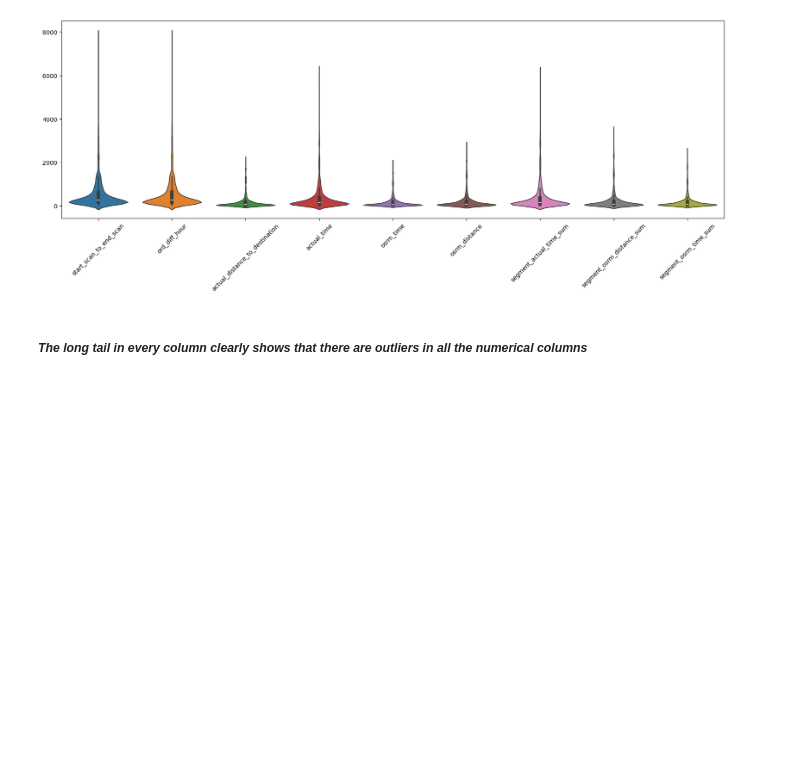
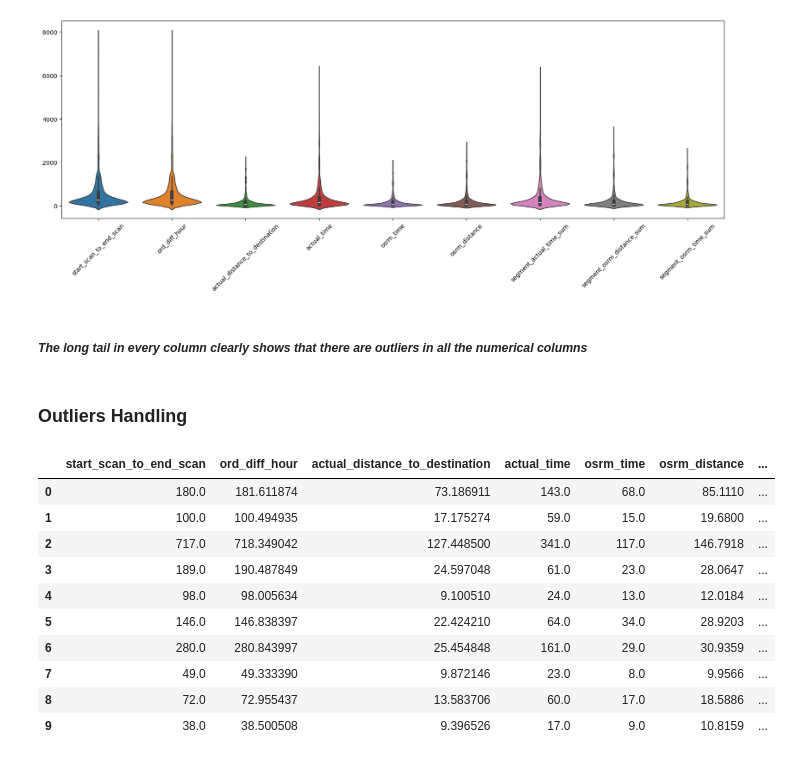
Before and after one commit to Shyamu431/delhivery, a Jupyter notebook: delhivery.ipynb, the cells around one changed output. Saved outputs shown, nothing was run; the diff lists cells and outputs as text; code cells hidden in the pictures; blank space fills up the shorter version.

```diff
--- a/delhivery.ipynb
+++ b/delhivery.ipynb
@@ -230,3 +230,5 @@ plt.draw()
 [figure]
 # %% [markdown]
 ##### *The long tail in every column clearly shows that there are outliers in all the numerical columns*
+# %% [markdown]
+###  Outliers Handling
@@ -232,0 +244,14 @@ plt.draw()
+# %%
+trip.head(10)
+# %% [output]
+|  | start_scan_to_end_scan | ord_diff_hour | actual_distance_to_destination | actual_time | osrm_time | osrm_distance | ... |
+| 0 | 180.0 | 181.611874 | 73.186911 | 143.0 | 68.0 | 85.1110 | ... |
+| 1 | 100.0 | 100.494935 | 17.175274 | 59.0 | 15.0 | 19.6800 | ... |
+| 2 | 717.0 | 718.349042 | 127.448500 | 341.0 | 117.0 | 146.7918 | ... |
+| 3 | 189.0 | 190.487849 | 24.597048 | 61.0 | 23.0 | 28.0647 | ... |
+| 4 | 98.0 | 98.005634 | 9.100510 | 24.0 | 13.0 | 12.0184 | ... |
+| 5 | 146.0 | 146.838397 | 22.424210 | 64.0 | 34.0 | 28.9203 | ... |
+| 6 | 280.0 | 280.843997 | 25.454848 | 161.0 | 29.0 | 30.9359 | ... |
+| 7 | 49.0 | 49.333390 | 9.872146 | 23.0 | 8.0 | 9.9566 | ... |
+| 8 | 72.0 | 72.955437 | 13.583706 | 60.0 | 17.0 | 18.5886 | ... |
+| 9 | 38.0 | 38.500508 | 9.396526 | 17.0 | 9.0 | 10.8159 | ... |
```
Also changed, not shown: parts of 4 cells of this notebook.
